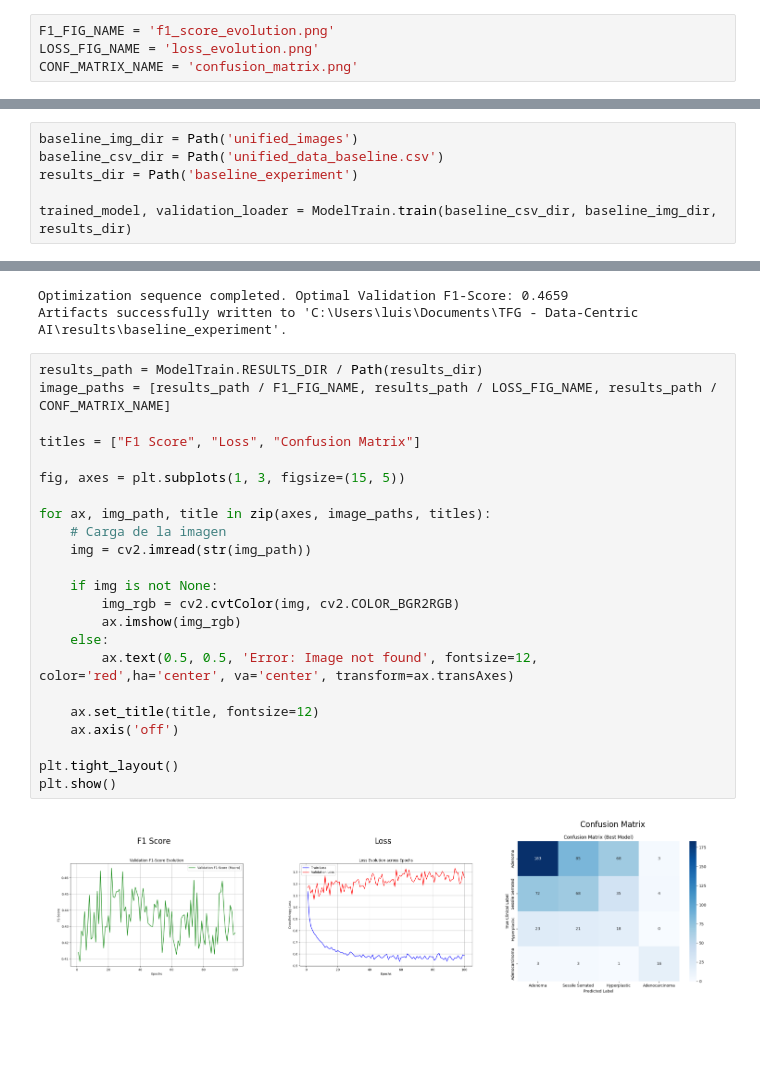
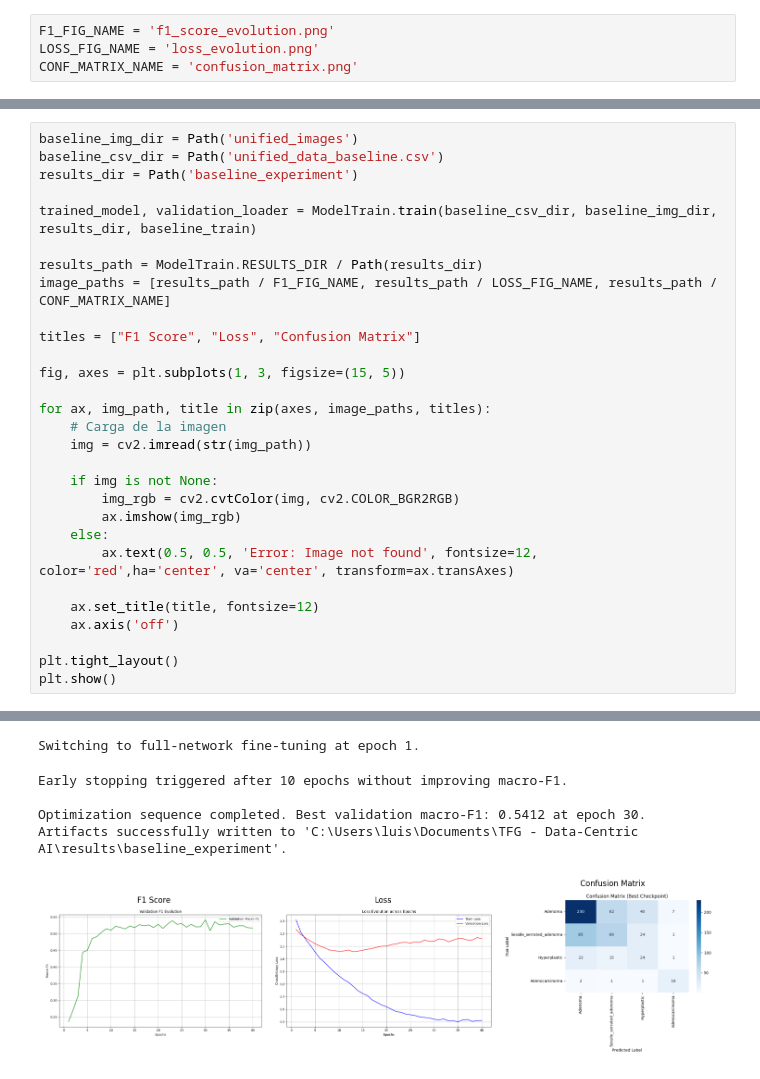
Before and after one commit to luismz14/TFG-DataCentric-AI, a Jupyter notebook: main.ipynb, the cells around one changed output, grey strips where cells are left out. Cells and saved outputs as stored; diff of their text form; blank space fills up the shorter version.

```diff
--- a/main.ipynb
+++ b/main.ipynb
@@ -13,6 +50,29 @@ baseline_img_dir = Path('unified_images')
 baseline_csv_dir = Path('unified_data_baseline.csv')
 results_dir = Path('baseline_experiment')
 
-trained_model, validation_loader = ModelTrain.train(baseline_csv_dir, baseline_img_dir, results_dir)
+trained_model, validation_loader = ModelTrain.train(baseline_csv_dir, baseline_img_dir, results_dir, baseline_train)
+
+results_path = ModelTrain.RESULTS_DIR / Path(results_dir)
+image_paths = [results_path / F1_FIG_NAME, results_path / LOSS_FIG_NAME, results_path / CONF_MATRIX_NAME]
+
+titles = ["F1 Score", "Loss", "Confusion Matrix"]
+
+fig, axes = plt.subplots(1, 3, figsize=(15, 5))
+
+for ax, img_path, title in zip(axes, image_paths, titles):
+    # Carga de la imagen
+    img = cv2.imread(str(img_path))
+
+    if img is not None:
+        img_rgb = cv2.cvtColor(img, cv2.COLOR_BGR2RGB)
+        ax.imshow(img_rgb)
+    else:
+        ax.text(0.5, 0.5, 'Error: Image not found', fontsize=12, color='red',ha='center', va='center', transform=ax.transAxes)
+
+    ax.set_title(title, fontsize=12)
+    ax.axis('off')
+
+plt.tight_layout()
+plt.show()
 # %% [output]
 Hardware assigned for tensor computations: cuda
@@ -20,27 +95,6 @@ Initiating Baseline Training Phase. Saving results to: C:\Users\luis\Documents\T
-Optimization sequence completed. Optimal Validation F1-Score: 0.4659
-Artifacts successfully written to 'C:\Users\luis\Documents\TFG - Data-Centric AI\results\baseline_experiment'.
+Switching to full-network fine-tuning at epoch 1.
+Early stopping triggered after 10 epochs without improving macro-F1.
+
+Optimization sequence completed. Best validation macro-F1: 0.5412 at epoch 30.
+Artifacts successfully written to 'C:\Users\luis\Documents\TFG - Data-Centric AI\results\baseline_experiment'.
+[figure, added]
-# %%
-results_path = ModelTrain.RESULTS_DIR / Path(results_dir)
-image_paths = [results_path / F1_FIG_NAME, results_path / LOSS_FIG_NAME, results_path / CONF_MATRIX_NAME]
-
-titles = ["F1 Score", "Loss", "Confusion Matrix"]
-
-fig, axes = plt.subplots(1, 3, figsize=(15, 5))
-
-for ax, img_path, title in zip(axes, image_paths, titles):
-    # Carga de la imagen
-    img = cv2.imread(str(img_path))
-
-    if img is not None:
-        img_rgb = cv2.cvtColor(img, cv2.COLOR_BGR2RGB)
-        ax.imshow(img_rgb)
-    else:
-        ax.text(0.5, 0.5, 'Error: Image not found', fontsize=12, color='red',ha='center', va='center', transform=ax.transAxes)
-
-    ax.set_title(title, fontsize=12)
-    ax.axis('off')
-
-plt.tight_layout()
-plt.show()
-# %% [output]
-[figure, removed]
```
Also changed, not shown: parts of 3 cells of this notebook, 20 other files.
